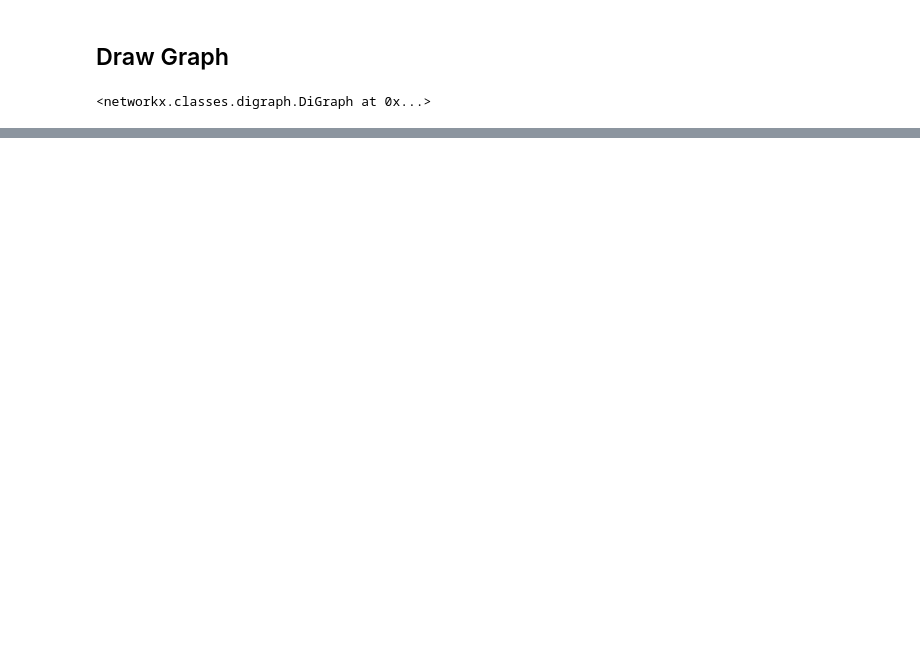
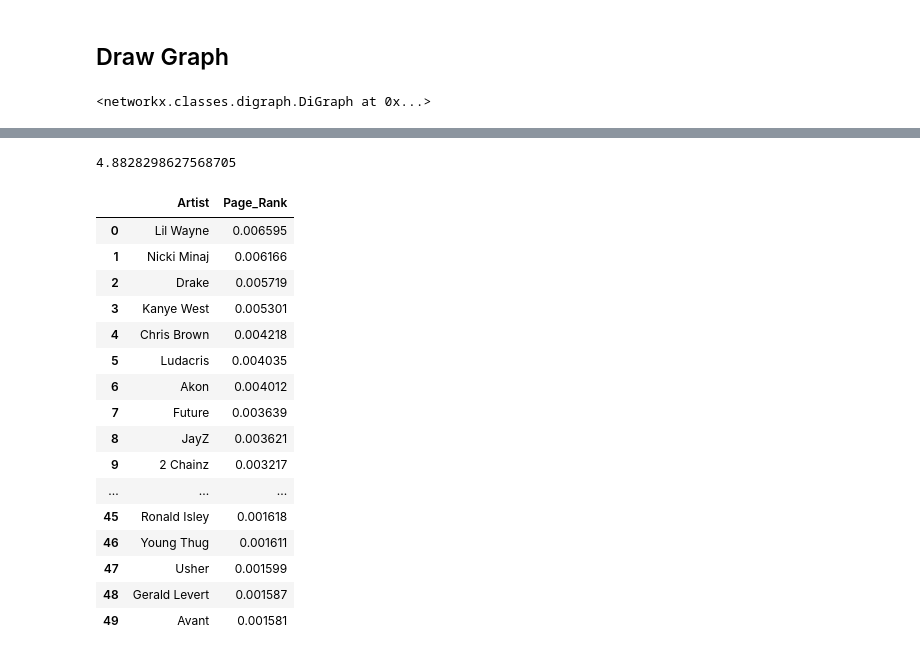
Before and after one commit to jamesaud/music-data-mining, a Jupyter notebook: code/part4/search.ipynb, the cells around one changed output, grey strips where cells are left out. Cells and saved outputs as stored; diff of their text form; code cells hidden in the pictures; blank space fills up the shorter version.

```diff
--- a/code/part4/search.ipynb
+++ b/code/part4/search.ipynb
@@ -308,0 +371,27 @@ up right on your Plotly figure!
+# %%
+nxa.average_shortest_path_length(WK.to_undirected())
+# %% [output]
+4.8828298627568705
+# %%
+from collections import Counter
+pagerank = nxa.pagerank(G)
+pagerank = Counter(pagerank).most_common()
+DataFrame(pagerank, columns=["Artist", "Page_Rank"])[:50]
+# %% [output]
+|  | Artist | Page_Rank |
+| 0 | Lil Wayne | 0.006595 |
+| 1 | Nicki Minaj | 0.006166 |
+| 2 | Drake | 0.005719 |
+| 3 | Kanye West | 0.005301 |
+| 4 | Chris Brown | 0.004218 |
+| 5 | Ludacris | 0.004035 |
+| 6 | Akon | 0.004012 |
+| 7 | Future | 0.003639 |
+| 8 | JayZ | 0.003621 |
+| 9 | 2 Chainz | 0.003217 |
+| ... | ... | ... |
+| 45 | Ronald Isley | 0.001618 |
+| 46 | Young Thug | 0.001611 |
+| 47 | Usher | 0.001599 |
+| 48 | Gerald Levert | 0.001587 |
+| 49 | Avant | 0.001581 |
```
Also changed, not shown: parts of 12 cells of this notebook, 44 other files.
